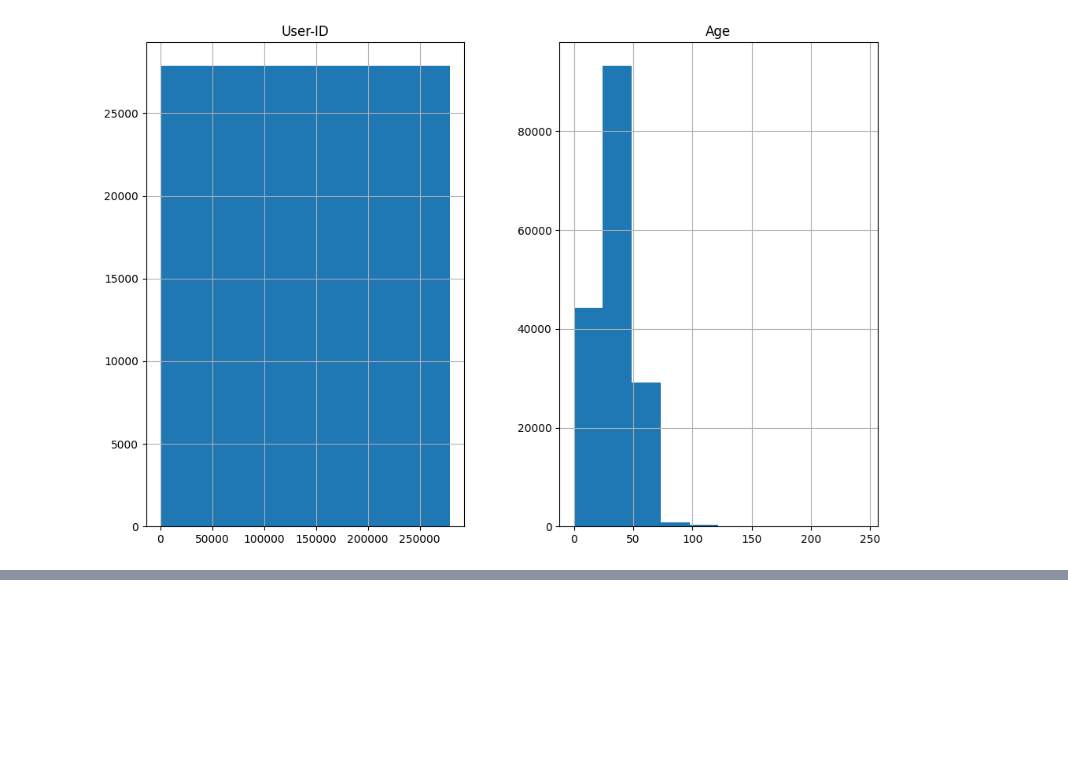
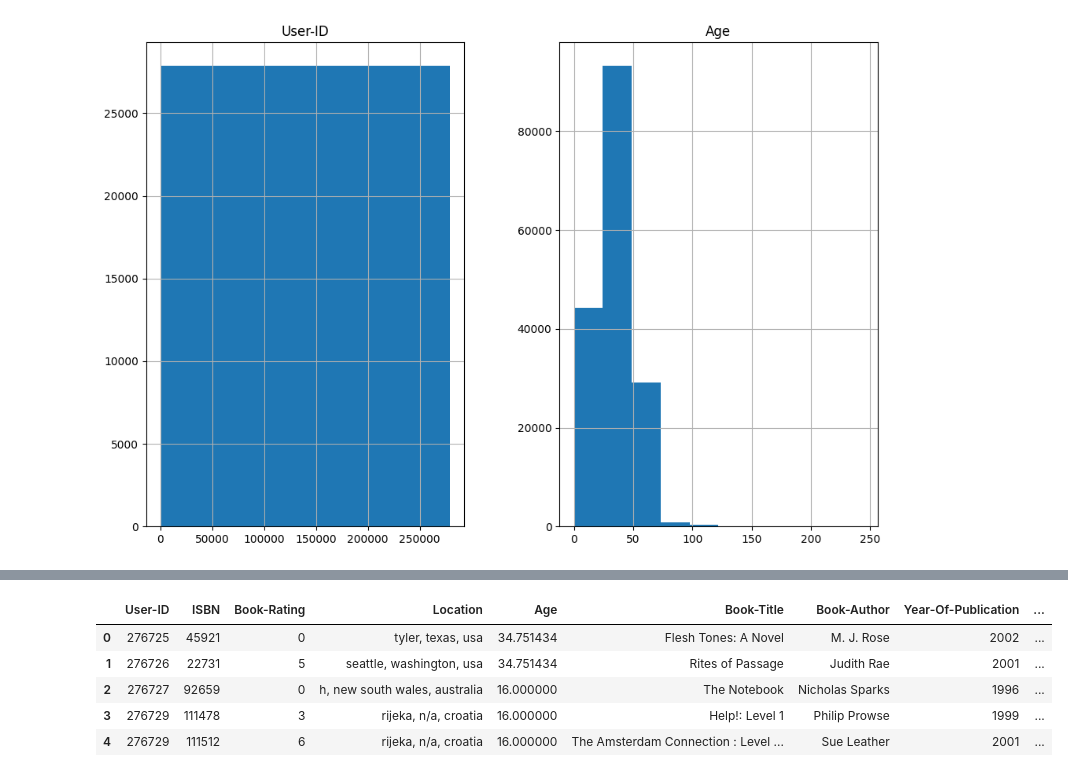
Before and after one commit to Rajendra3213/Book_Recommendation_System_Regression_model, a Jupyter notebook: Recommendation_model.ipynb, the cells around one changed output, grey strips where cells are left out. Cells and saved outputs as stored; diff of their text form; code cells hidden in the pictures; blank space fills up the shorter version.

```diff
--- a/Recommendation_model.ipynb
+++ b/Recommendation_model.ipynb
@@ -39,0 +196,3 @@ plt.show()
+# %%
+average_ratings = final_merged_df.groupby('ISBN')['Book-Rating'].mean().reset_index()
+print(average_ratings)
@@ -39,0 +214,2 @@ plt.show()
+# %%
+data = pd.merge(final_merged_df, average_ratings, on='ISBN', suffixes=('', '_avg'))
@@ -39,0 +236,21 @@ plt.show()
+# %%
+from sklearn.preprocessing import LabelEncoder
+
+# Assuming final_merged_df is your DataFrame
+label_encoder = LabelEncoder()
+data['ISBN'] = label_encoder.fit_transform(data['ISBN'])
+# %%
+from sklearn.preprocessing import LabelEncoder
+
+# Assuming final_merged_df is your DataFrame
+label_encoder = LabelEncoder()
+data['ISBN_numeric'] = label_encoder.fit_transform(data['ISBN'])
+# %%
+data.head()
+# %% [output]
+|  | User-ID | ISBN | Book-Rating | Location | Age | Book-Title | Book-Author | Year-Of-Publication | ... |
+| 0 | 276725 | 45921 | 0 | tyler, texas, usa | 34.751434 | Flesh Tones: A Novel | M. J. Rose | 2002 | ... |
+| 1 | 276726 | 22731 | 5 | seattle, washington, usa | 34.751434 | Rites of Passage | Judith Rae | 2001 | ... |
+| 2 | 276727 | 92659 | 0 | h, new south wales, australia | 16.000000 | The Notebook | Nicholas Sparks | 1996 | ... |
+| 3 | 276729 | 111478 | 3 | rijeka, n/a, croatia | 16.000000 | Help!: Level 1 | Philip Prowse | 1999 | ... |
+| 4 | 276729 | 111512 | 6 | rijeka, n/a, croatia | 16.000000 | The Amsterdam Connection : Level ... | Sue Leather | 2001 | ... |
```
Also changed, not shown: parts of 37 cells of this notebook, 4 other files.
